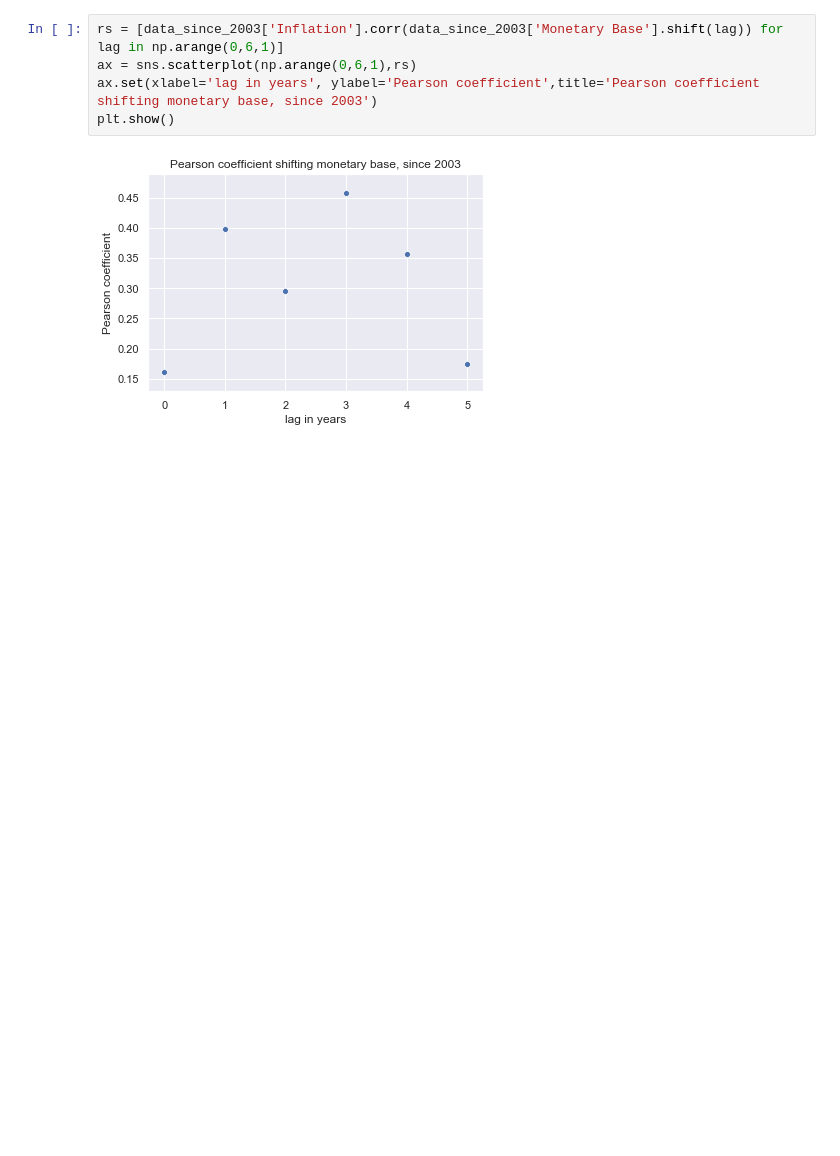
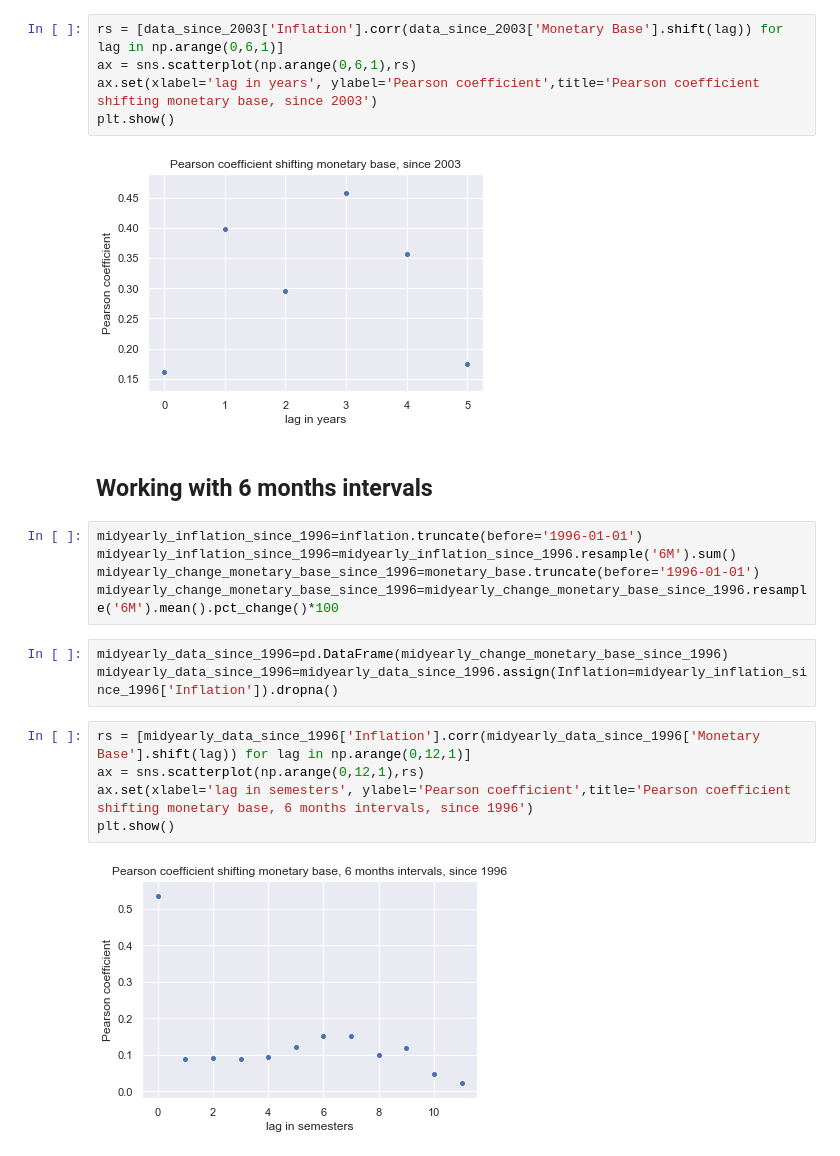
Before and after one commit to lambdaclass/finance_playground, a Jupyter notebook: notebooks/cmb_inflation/Correlation.ipynb, the cells around one changed output. Saved outputs shown, nothing was run; the diff lists cells and outputs as text; blank space fills up the shorter version.

```diff
--- a/notebooks/cmb_inflation/Correlation.ipynb
+++ b/notebooks/cmb_inflation/Correlation.ipynb
@@ -70,3 +70,20 @@ ax.set(xlabel='lag in years', ylabel='Pearson coefficient',title='Pearson coeffi
 plt.show()
 # %% [output]
 [figure]
+# %% [markdown]
+## Working with 6 months intervals
+# %%
+midyearly_inflation_since_1996=inflation.truncate(before='1996-01-01')
+midyearly_inflation_since_1996=midyearly_inflation_since_1996.resample('6M').sum()
+midyearly_change_monetary_base_since_1996=monetary_base.truncate(before='1996-01-01')
+midyearly_change_monetary_base_since_1996=midyearly_change_monetary_base_since_1996.resample('6M').mean().pct_change()*100
+# %%
+midyearly_data_since_1996=pd.DataFrame(midyearly_change_monetary_base_since_1996)
+midyearly_data_since_1996=midyearly_data_since_1996.assign(Inflation=midyearly_inflation_since_1996['Inflation']).dropna()
+# %%
+rs = [midyearly_data_since_1996['Inflation'].corr(midyearly_data_since_1996['Monetary Base'].shift(lag)) for lag in np.arange(0,12,1)]
+ax = sns.scatterplot(np.arange(0,12,1),rs)
+ax.set(xlabel='lag in semesters', ylabel='Pearson coefficient',title='Pearson coefficient shifting monetary base, 6 months intervals, since 1996')
+plt.show()
+# %% [output]
+[figure, added]
```
Also changed, not shown: parts of 6 cells of this notebook.
